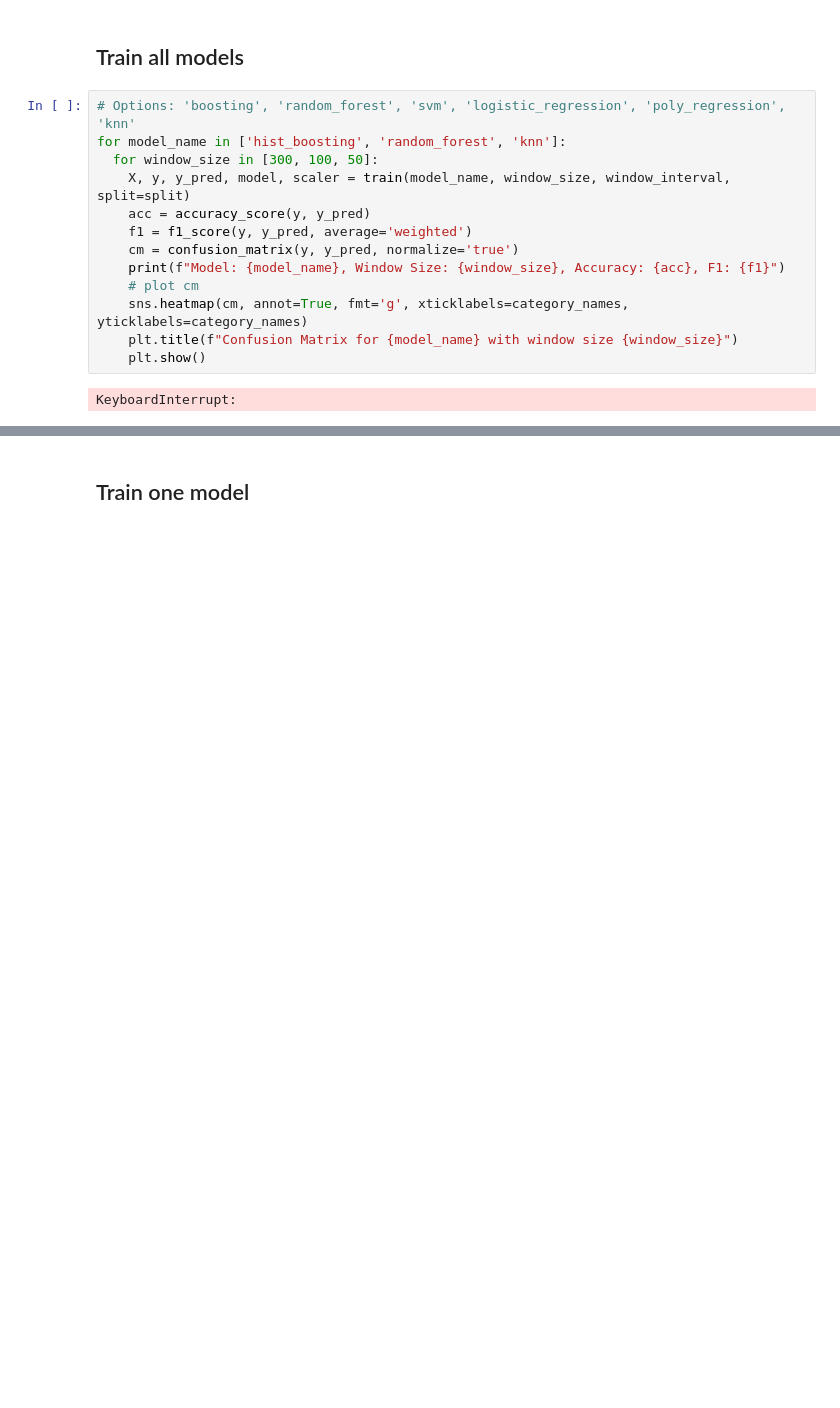
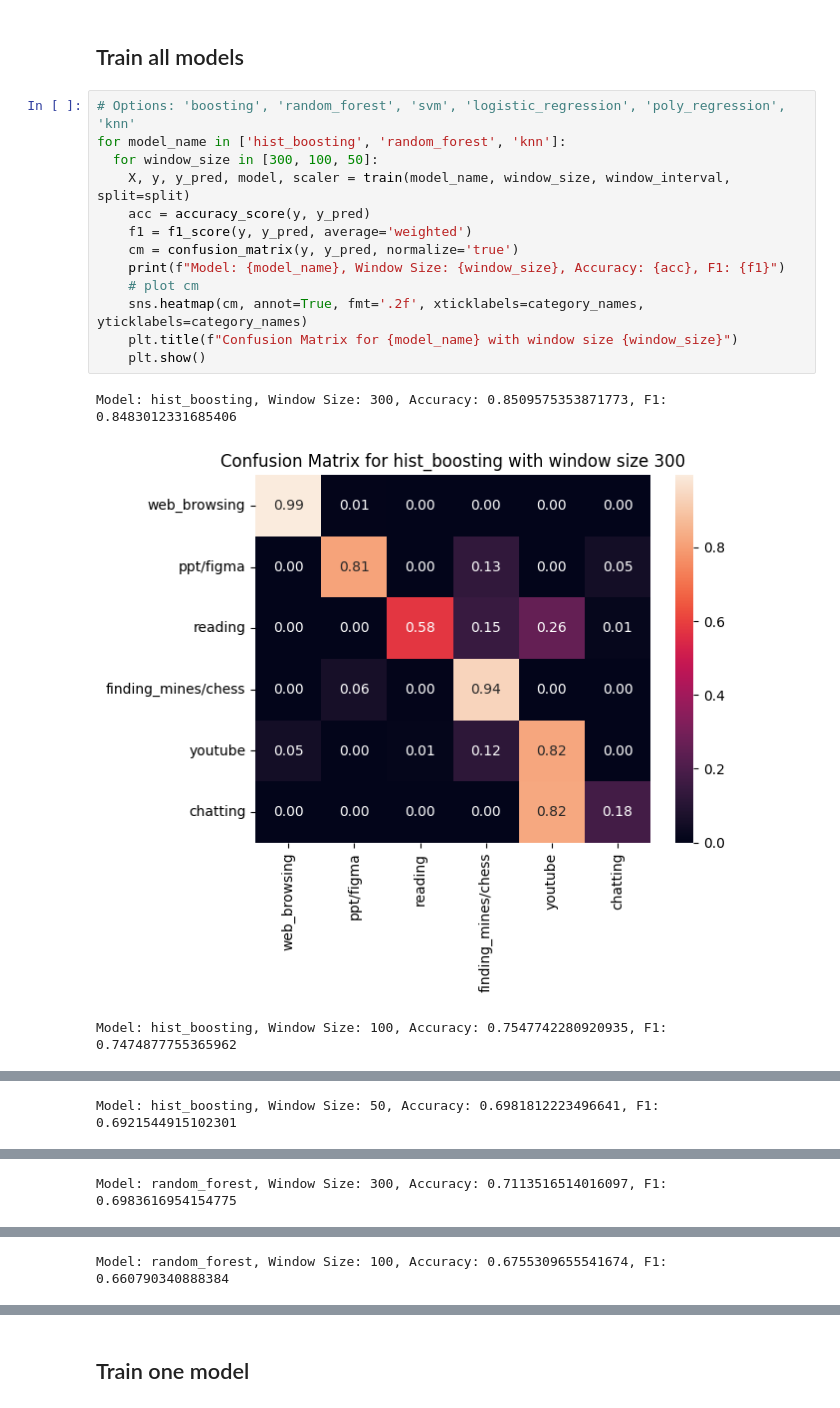
Before and after one commit to jangsus1/ML-Fall24-Team7, a Jupyter notebook: feature_extraction.ipynb, the cells around one changed output, grey strips where cells are left out. Saved outputs shown, nothing was run; the diff lists cells and outputs as text; blank space fills up the shorter version.

```diff
--- a/feature_extraction.ipynb
+++ b/feature_extraction.ipynb
@@ -254,15 +234,17 @@ split = 0.8
 # %%
 # Options: 'boosting', 'random_forest', 'svm', 'logistic_regression', 'poly_regression', 'knn'
 for model_name in ['hist_boosting', 'random_forest', 'knn']:
   for window_size in [300, 100, 50]:
     X, y, y_pred, model, scaler = train(model_name, window_size, window_interval, split=split)
     acc = accuracy_score(y, y_pred)
     f1 = f1_score(y, y_pred, average='weighted')
     cm = confusion_matrix(y, y_pred, normalize='true')
     print(f"Model: {model_name}, Window Size: {window_size}, Accuracy: {acc}, F1: {f1}")
     # plot cm
-    sns.heatmap(cm, annot=True, fmt='g', xticklabels=category_names, yticklabels=category_names)
+    sns.heatmap(cm, annot=True, fmt='.2f', xticklabels=category_names, yticklabels=category_names)
     plt.title(f"Confusion Matrix for {model_name} with window size {window_size}")
     plt.show()
 # %% [output]
-KeyboardInterrupt:
+Model: hist_boosting, Window Size: 300, Accuracy: 0.8509575353871773, F1: 0.8483012331685406
+[figure, added]
+Model: hist_boosting, Window Size: 100, Accuracy: 0.7547742280920935, F1: 0.7474877755365962
@@ -268,0 +252 @@ KeyboardInterrupt:
+Model: hist_boosting, Window Size: 50, Accuracy: 0.6981812223496641, F1: 0.6921544915102301
@@ -268,0 +254 @@ KeyboardInterrupt:
+Model: random_forest, Window Size: 300, Accuracy: 0.7113516514016097, F1: 0.6983616954154775
@@ -268,0 +256 @@ KeyboardInterrupt:
+Model: random_forest, Window Size: 100, Accuracy: 0.6755309655541674, F1: 0.660790340888384
```
Also changed, not shown: parts of 3 cells of this notebook, 5 other files.
